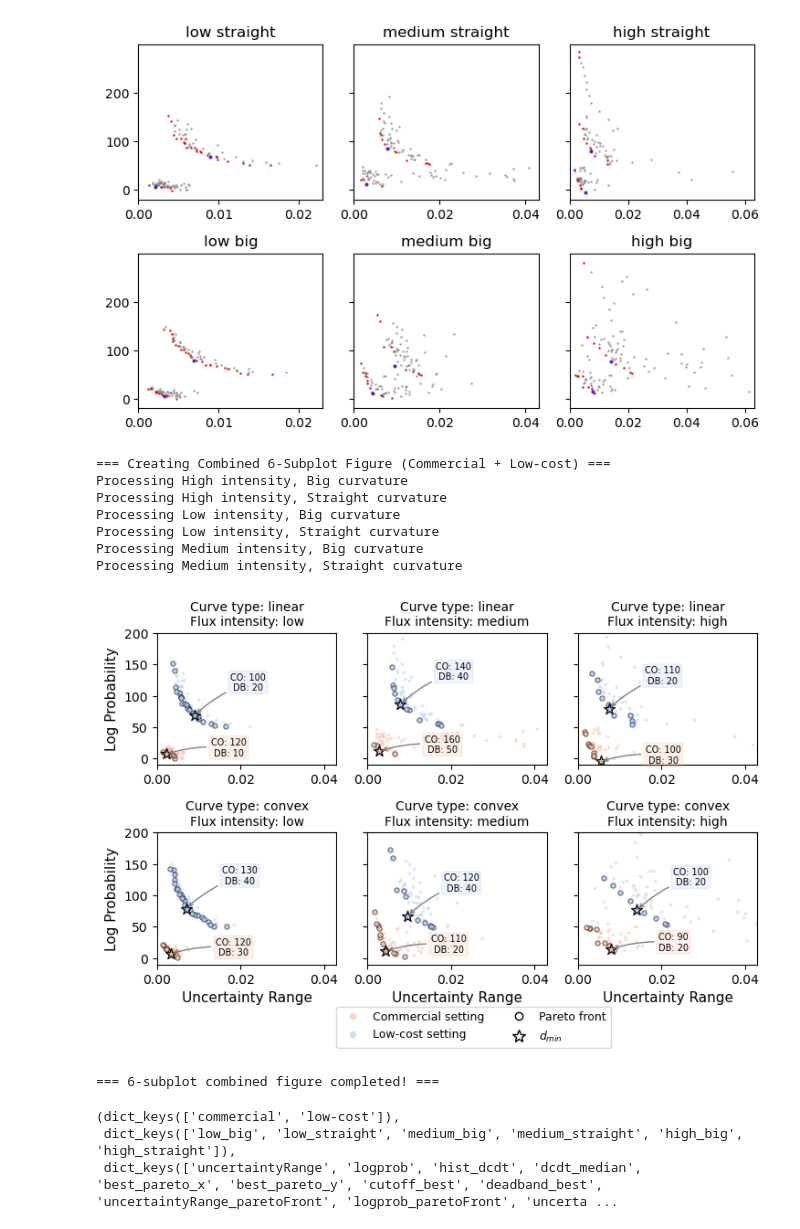
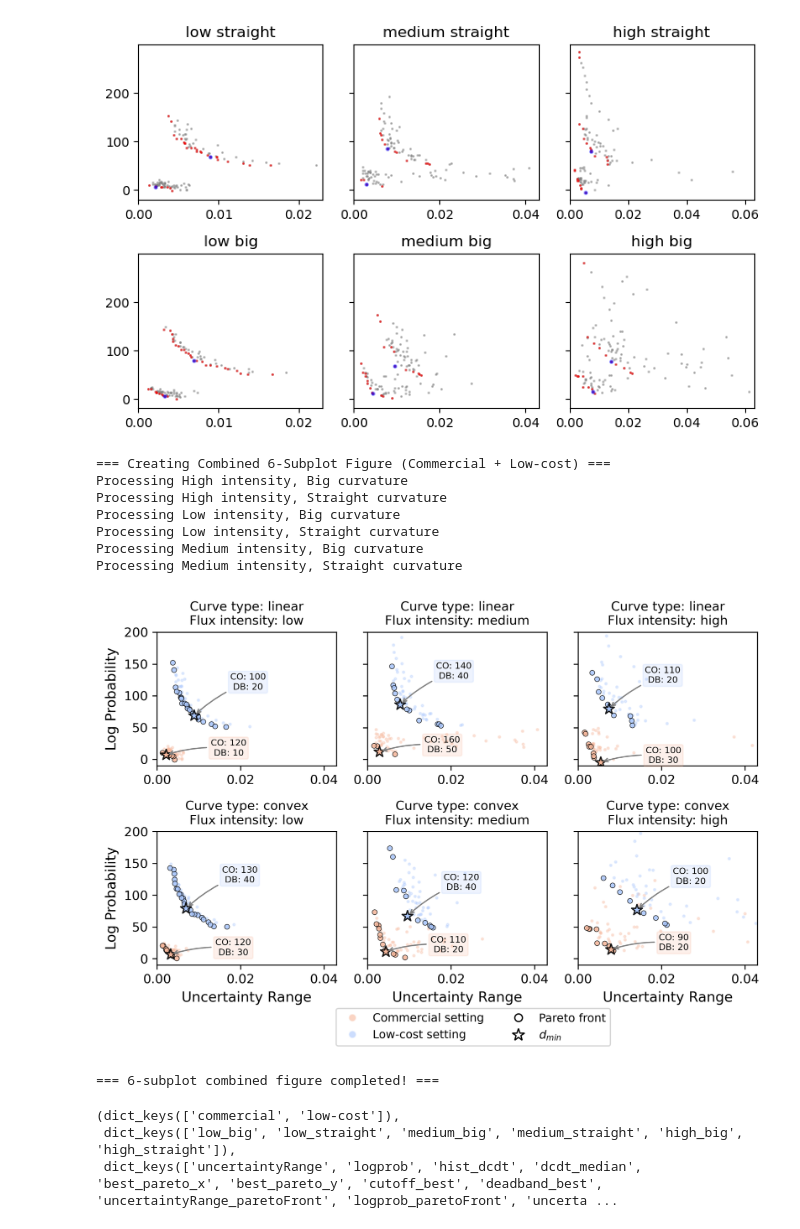
Before and after one commit to alexnaoki/soilgasflux_fcs, a Jupyter notebook: notebooks/post_processing/legacy/2.2-fcs_pareto copy.ipynb, the cells around one changed output. Saved outputs shown, nothing was run; the diff lists cells and outputs as text; code cells hidden in the pictures.

```diff
--- a/notebooks/post_processing/legacy/2.2-fcs_pareto copy.ipynb
+++ b/notebooks/post_processing/legacy/2.2-fcs_pareto copy.ipynb
@@ -258,7 +258,7 @@ for settings_key in data.keys():
 print(f"\n=== Creating Combined 6-Subplot Figure (Commercial + Low-cost) ===")
 
 # Create figure with 6 subplots (2 rows × 3 columns)
-fig, axes = plt.subplots(2, 3, figsize=(19*cm, 12*cm), sharey=True)
+fig, axes = plt.subplots(2, 3, figsize=(19*cm, 12*cm), sharey=True, dpi=300)
 # fig.suptitle('Pareto Analysis: Commercial vs Low-cost Comparison\nAll Intensity and Curvature Combinations',
 #              fontsize=12, y=0.95)
 
@@ -399,34 +399,34 @@ legend_handles.extend([
 # Add marker type labels
 from matplotlib.lines import Line2D
 legend_handles.extend([
     Line2D([0], [0], marker='o', color='w', markerfacecolor=colors['commercial'],
            markersize=6, alpha=0.6, label='Commercial setting'),
     Line2D([0], [0], marker='o', color='w', markerfacecolor=colors['low-cost'],
            markersize=6, alpha=0.6, label='Low-cost setting'),
     Line2D([0], [0], marker='o', color='w', markerfacecolor=None,
            markersize=6, markeredgecolor='k', linewidth=0.5, label='Pareto front'),
     Line2D([0], [0], marker='*', color='w', markerfacecolor=None,
            markersize=10, markeredgecolor='k', linewidth=1, label='$d_{min}$')
 ])
 
 # Position legend outside the figure
 fig.legend(handles=legend_handles, loc='center left', bbox_to_anchor=(0.35, -0.02),
            fontsize=9, title_fontsize=10, ncols=2)
 
 plt.tight_layout()
 # fig.savefig('pareto.png', dpi=300, bbox_inches='tight')
 plt.show()
 
 print("\n=== 6-subplot combined figure completed! ===")
 # %% [output]
 === Creating Combined 6-Subplot Figure (Commercial + Low-cost) ===
 Processing High intensity, Big curvature
 Processing High intensity, Straight curvature
 Processing Low intensity, Big curvature
 Processing Low intensity, Straight curvature
 Processing Medium intensity, Big curvature
 Processing Medium intensity, Straight curvature
-[figure, old version]
+[figure, new version]
 === 6-subplot combined figure completed! ===
 # %%
 data.keys(), data['commercial'].keys(), data['commercial']['low_straight'].keys()
```
Also changed, not shown: 7 other files.
